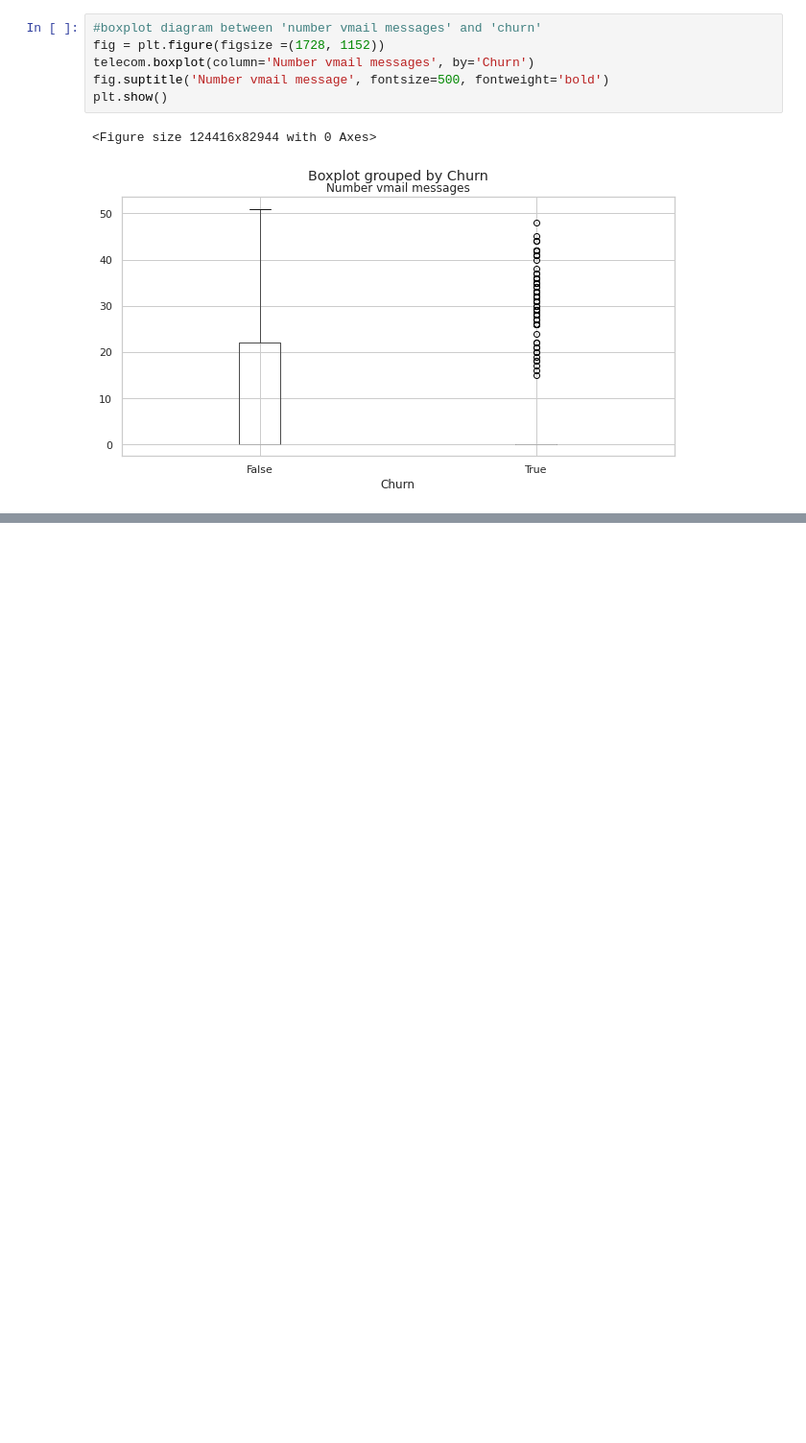
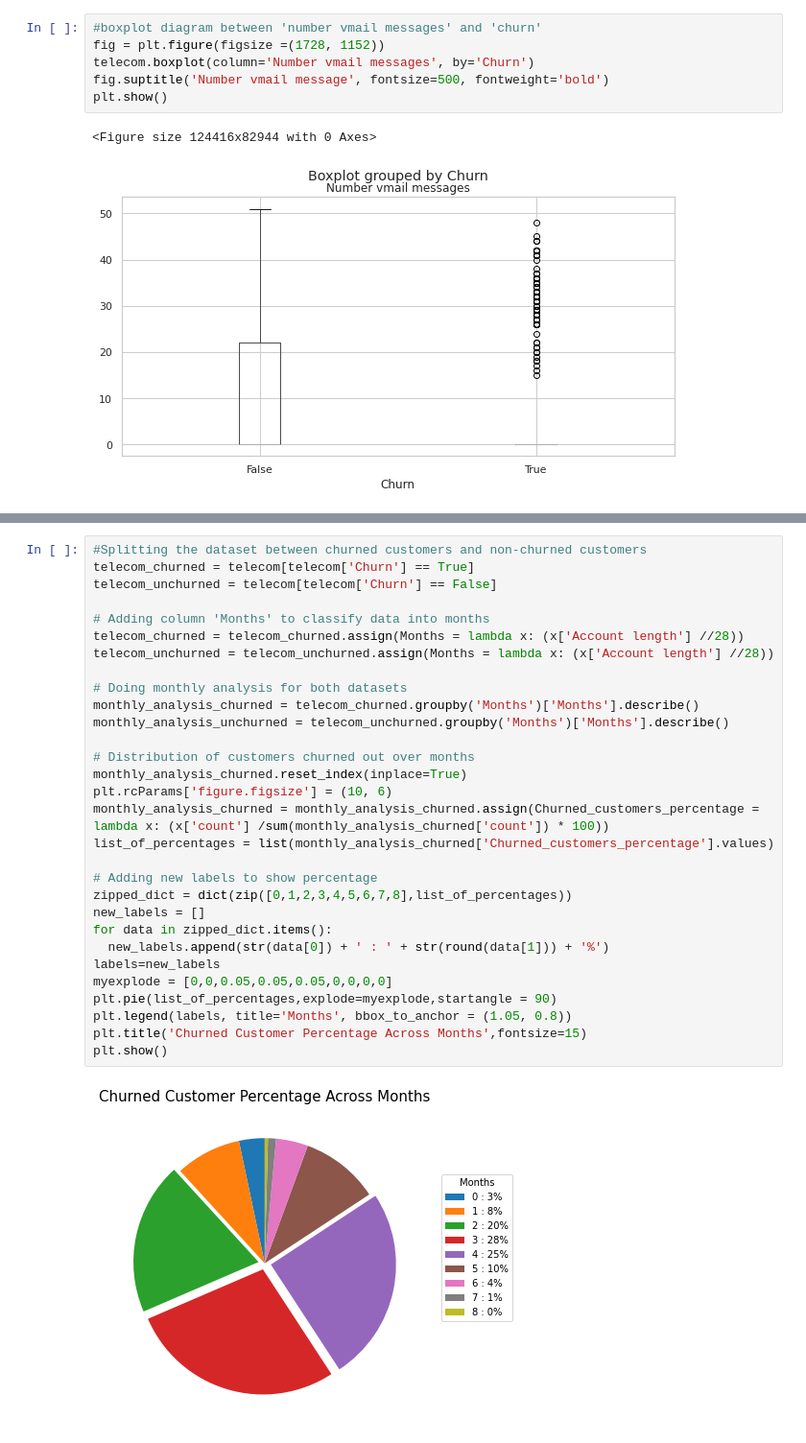
Before and after one commit to umeshbudhori/EDA--Telecom-Churn-Analysis, a Jupyter notebook: EDA_Telecom_Churn_Analysis.ipynb, the cells around one changed output, grey strips where cells are left out. Shown at 96% size. Saved outputs shown, nothing was run; the diff lists cells and outputs as text; blank space fills up the shorter version.

```diff
--- a/EDA_Telecom_Churn_Analysis.ipynb
+++ b/EDA_Telecom_Churn_Analysis.ipynb
@@ -522,0 +548,32 @@ plt.show()
+# %%
+#Splitting the dataset between churned customers and non-churned customers
+telecom_churned = telecom[telecom['Churn'] == True]
+telecom_unchurned = telecom[telecom['Churn'] == False]
+
+# Adding column 'Months' to classify data into months
+telecom_churned = telecom_churned.assign(Months = lambda x: (x['Account length'] //28))
+telecom_unchurned = telecom_unchurned.assign(Months = lambda x: (x['Account length'] //28))
+
+# Doing monthly analysis for both datasets
+monthly_analysis_churned = telecom_churned.groupby('Months')['Months'].describe()
+monthly_analysis_unchurned = telecom_unchurned.groupby('Months')['Months'].describe()
+
+# Distribution of customers churned out over months
+monthly_analysis_churned.reset_index(inplace=True)
+plt.rcParams['figure.figsize'] = (10, 6)
+monthly_analysis_churned = monthly_analysis_churned.assign(Churned_customers_percentage = lambda x: (x['count'] /sum(monthly_analysis_churned['count']) * 100))
+list_of_percentages = list(monthly_analysis_churned['Churned_customers_percentage'].values)
+
+# Adding new labels to show percentage
+zipped_dict = dict(zip([0,1,2,3,4,5,6,7,8],list_of_percentages))
+new_labels = []
+for data in zipped_dict.items():
+  new_labels.append(str(data[0]) + ' : ' + str(round(data[1])) + '%')
+labels=new_labels
+myexplode = [0,0,0.05,0.05,0.05,0,0,0,0]
+plt.pie(list_of_percentages,explode=myexplode,startangle = 90)
+plt.legend(labels, title='Months', bbox_to_anchor = (1.05, 0.8))
+plt.title('Churned Customer Percentage Across Months',fontsize=15)
+plt.show()
+# %% [output]
+[figure, added]
```
Also changed, not shown: parts of 44 cells of this notebook.
